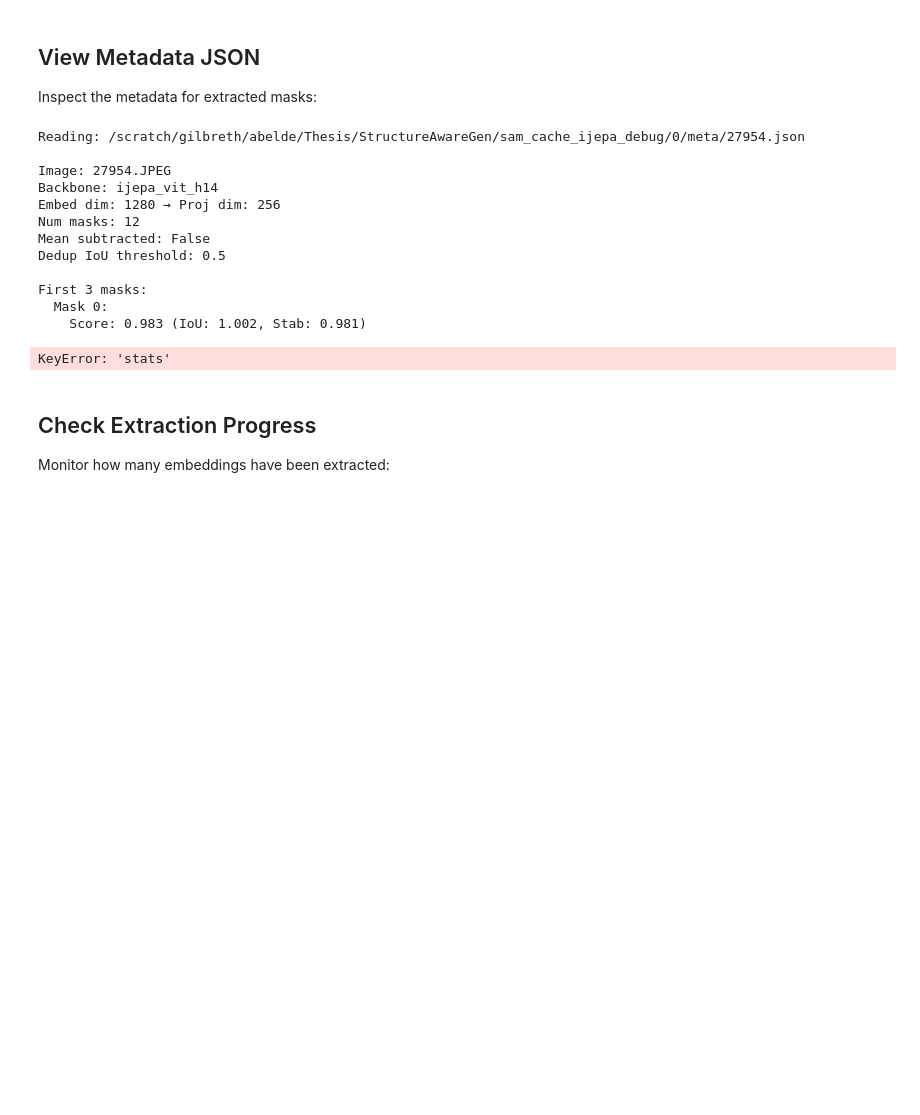
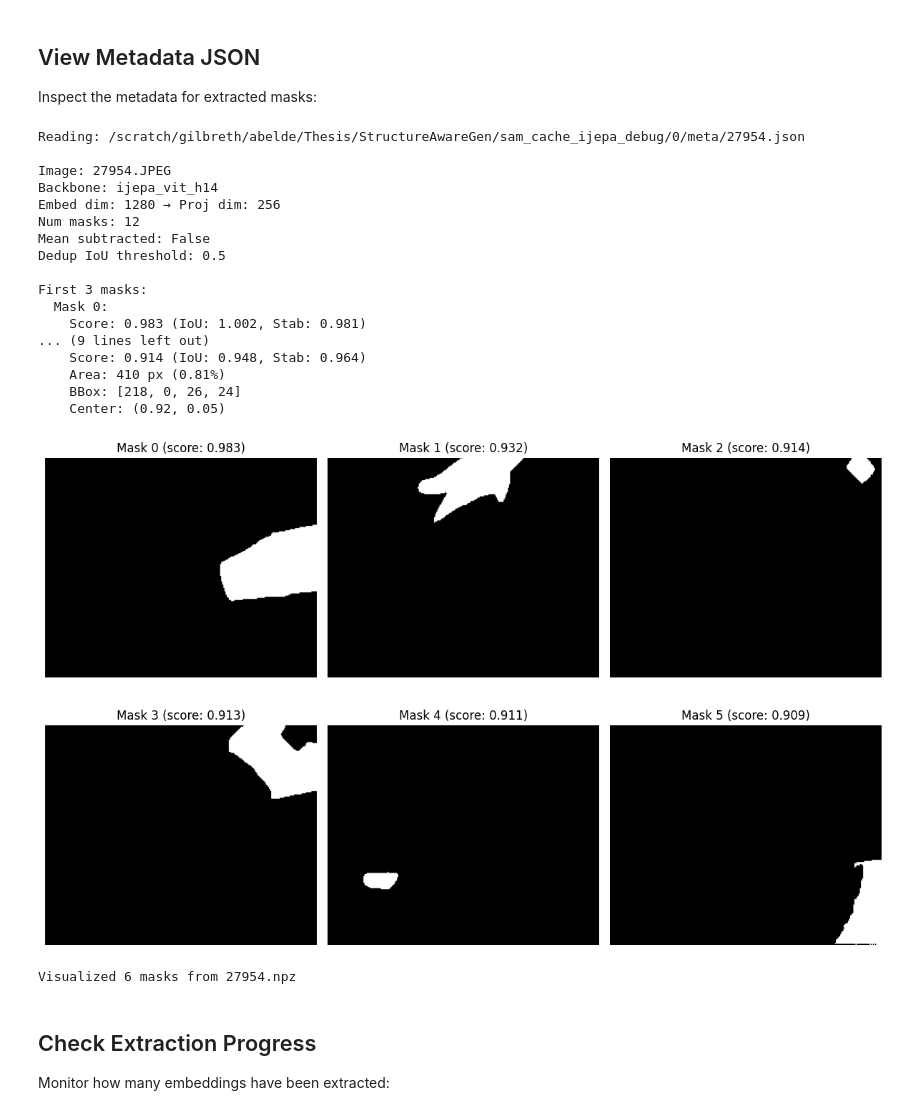
Before and after one commit to 08Abhinay/StructureAwareGen, a Jupyter notebook: scripts/segProto/region_extraction.ipynb, the cells around one changed output. Saved outputs shown, nothing was run; the diff lists cells and outputs as text; code cells hidden in the pictures; blank space fills up the shorter version.

```diff
--- a/scripts/segProto/region_extraction.ipynb
+++ b/scripts/segProto/region_extraction.ipynb
@@ -218,7 +204,8 @@ else:
     for key in data.keys():
         val = data[key]
         if isinstance(val, np.ndarray):
-            print(f"  {key:20s} shape={val.shape:20s} dtype={val.dtype}")
+            shape_str = str(val.shape)
+            print(f"  {key:20s} shape={shape_str:20s} dtype={val.dtype}")
             if val.dtype in [np.float32, np.float64] and val.size > 0:
                 print(f"                       min={val.min():.3f}, max={val.max():.3f}, mean={val.mean():.3f}")
         else:
@@ -273,9 +268,9 @@ else:
         for i, mask in enumerate(metadata['masks'][:3]):
             print(f"  Mask {i}:")
             print(f"    Score: {mask['score']:.3f} (IoU: {mask['predicted_iou']:.3f}, Stab: {mask['stability_score']:.3f})")
-            print(f"    Area: {mask['area_px']} px ({mask['stats']['area_frac']*100:.2f}%)")
+            print(f"    Area: {mask['area_px']} px ({mask['area_frac']*100:.2f}%)")
             print(f"    BBox: {mask['bbox_xywh']}")
-            print(f"    Center: ({mask['stats']['cx']:.2f}, {mask['stats']['cy']:.2f})")
+            print(f"    Center: ({mask['cx']:.2f}, {mask['cy']:.2f})")
 # %% [output]
 Reading: /scratch/gilbreth/abelde/Thesis/StructureAwareGen/sam_cache_ijepa_debug/0/meta/27954.json
 
@@ -289,7 +284,11 @@ Dedup IoU threshold: 0.5
 First 3 masks:
   Mask 0:
     Score: 0.983 (IoU: 1.002, Stab: 0.981)
+... (9 lines left out)
+    Score: 0.914 (IoU: 0.948, Stab: 0.964)
+    Area: 410 px (0.81%)
+    BBox: [218, 0, 26, 24]
+    Center: (0.92, 0.05)
-KeyError: 'stats'
 # %%
 import matplotlib.pyplot as plt
 import matplotlib.patches as patches
@@ -303,35 +302,38 @@ if len(npz_files) > 0:
     packed = data['packed']
     shape = tuple(data['shape'])
     scores = data['scores']
 
     if shape[0] > 0:
-        # Unpack binary masks
+        # Unpack binary masks (slice to H*W before reshaping)
         N, H, W = shape
-        masks = np.unpackbits(packed, axis=1).reshape(N, H * W).astype(bool)[:, :H*W].reshape(N, H, W)
+        masks = np.unpackbits(packed, axis=1)[:, :H*W].reshape(N, H, W).astype(bool)
 
         # Plot first 6 masks
         n_plot = min(6, N)
         fig, axes = plt.subplots(2, 3, figsize=(12, 8))
         axes = axes.flatten()
 
         for i in range(n_plot):
             axes[i].imshow(masks[i], cmap='gray')
             axes[i].set_title(f"Mask {i} (score: {scores[i]:.3f})")
             axes[i].axis('off')
 
         for i in range(n_plot, 6):
             axes[i].axis('off')
 
         plt.tight_layout()
         plt.show()
 
         print(f"Visualized {n_plot} masks from {Path(npz_path).name}")
     else:
         print("No masks in this file")
 
     data.close()
 else:
     print("⚠️  No .npz files found to visualize")
+# %% [output]
+[figure, added]
+Visualized 6 masks from 27954.npz
 # %% [markdown]
 ## Check Extraction Progress
 
```
Also changed, not shown: parts of 4 cells of this notebook, 20 other files.
